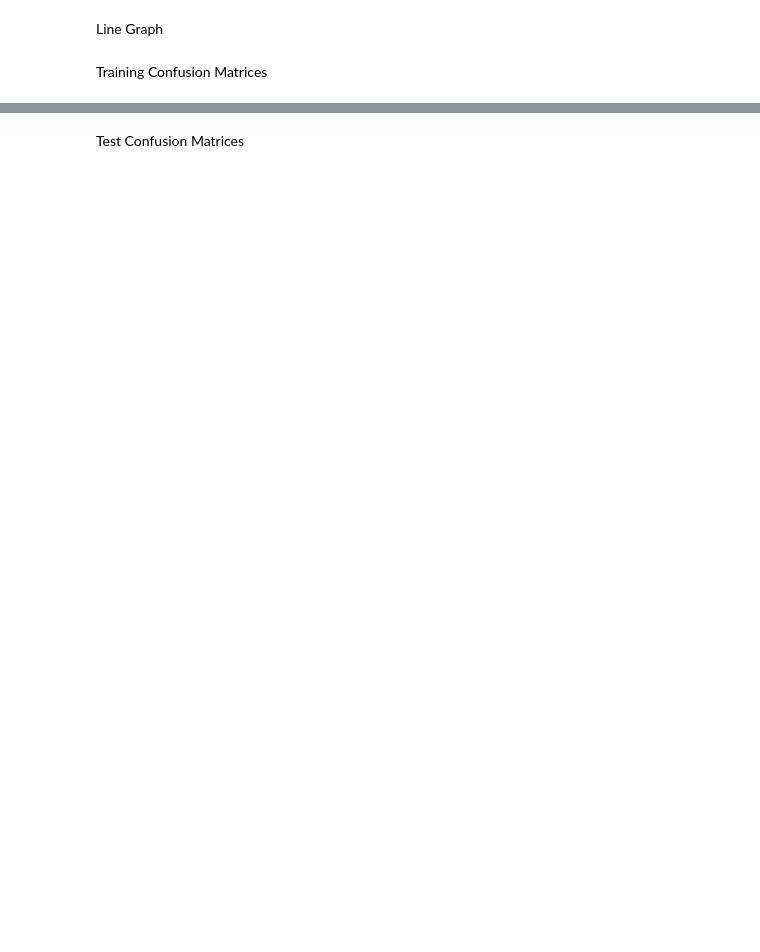
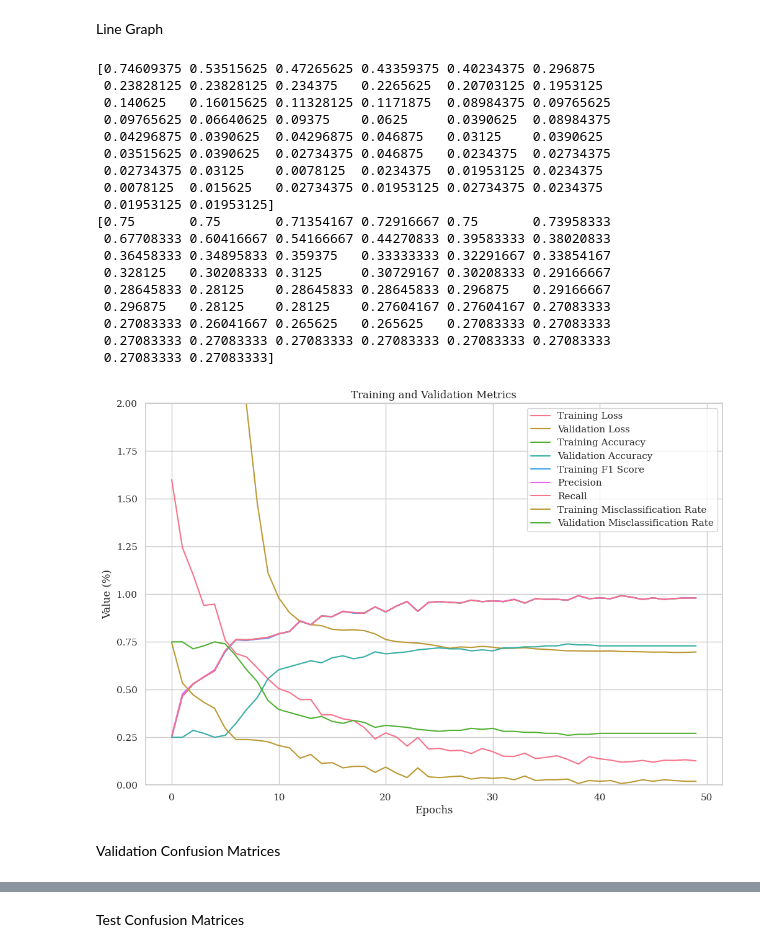
Before and after one commit to nickelodeon20/Test-Model-Performances, a Jupyter notebook: ShallowFBCSPNet_BCI_IV2a_data.ipynb, the cells around one changed output, grey strips where cells are left out. Cells and saved outputs as stored; diff of their text form; code cells hidden in the pictures; blank space fills up the shorter version.

Commit message:
Update code - Still issues with Numpy versions, but code runs fine; updated graphs/confusion matrices, added train/valid/test split & testing metrics

```diff
--- a/ShallowFBCSPNet_BCI_IV2a_data.ipynb
+++ b/ShallowFBCSPNet_BCI_IV2a_data.ipynb
@@ -241,7 +257,7 @@ Params size (MB): 0.04
 Estimated Total Size (MB): 0.50
 ============================================================================================================================================
 # %%
-from skorch.callbacks import LRScheduler
+from skorch.callbacks import LRScheduler, EpochScoring
 from skorch.helper import predefined_split
 
 from braindecode import EEGClassifier
@@ -261,12 +277,17 @@ clf = EEGClassifier(
     model,
     criterion=torch.nn.NLLLoss,
     optimizer=torch.optim.AdamW,
-    train_split=predefined_split(valid_set),  # using valid_set for validation
+    train_split=predefined_split(valid_set_subset),  # using valid_set for validation
     optimizer__lr=lr,
     optimizer__weight_decay=weight_decay,
     batch_size=batch_size,
     callbacks=[
-        "accuracy", ("lr_scheduler", LRScheduler('CosineAnnealingLR', T_max=n_epochs - 1)),
+        ("lr_scheduler", LRScheduler('CosineAnnealingLR', T_max=n_epochs - 1)),
+        ('train_acc', EpochScoring(scoring='accuracy', on_train=True, name='train_acc')),
+               ('train_f1', EpochScoring(scoring='f1_macro', on_train=True, name='train_f1')),
+                ('precision', EpochScoring(scoring='precision_macro', on_train=True, name='train_precision')),
+                ('recall', EpochScoring(scoring='recall_macro', on_train=True, name='train_recall'))  # Add the F1 score callback
+
     ],
     device=device,
     classes=classes,
@@ -317,5 +318,68 @@ plt.tight_layout()
+# %%
+import matplotlib.pyplot as plt
+from numpy import array, arange
+
+# Extract the values for the metrics
+train_loss = clf.history_[:, 'train_loss']
+valid_loss = clf.history_[:, 'valid_loss']
+train_acc = clf.history_[:, 'train_acc']
+valid_acc = clf.history_[:, 'valid_acc']
+train_f1 = clf.history_[:, 'train_f1']
+precision = clf.history_[:, 'train_precision']
+recall = clf.history_[:, 'train_recall']
+
+# Calculate misclassification rates
+train_misclass = (100 - 100 * array(train_acc))/100
+valid_misclass = (100 - 100 * array(valid_acc))/100
+
+print(train_misclass)
+print(valid_misclass)
+
+# Create the plot
+epochs = arange(len(train_loss))
+
+plt.figure(figsize=(12, 8))
+
+plt.plot(epochs, train_loss, label='Training Loss')
+plt.plot(epochs, valid_loss, label='Validation Loss')
+plt.plot(epochs, train_acc, label='Training Accuracy')
+plt.plot(epochs, valid_acc, label='Validation Accuracy')
+plt.plot(epochs, train_f1, label='Training F1 Score')
+plt.plot(epochs, precision, label='Precision')
+plt.plot(epochs, recall, label='Recall')
+plt.plot(epochs, train_misclass, label='Training Misclassification Rate')
+plt.plot(epochs, valid_misclass, label='Validation Misclassification Rate')
+
+plt.ylim(0, 2)
+
+plt.xlabel('Epochs')
+plt.ylabel('Value (%)')
+plt.title('Training and Validation Metrics')
+plt.legend()
+plt.grid(True, )
+plt.show()
+# %% [output]
+[0.74609375 0.53515625 0.47265625 0.43359375 0.40234375 0.296875
+ 0.23828125 0.23828125 0.234375   0.2265625  0.20703125 0.1953125
+ 0.140625   0.16015625 0.11328125 0.1171875  0.08984375 0.09765625
+ 0.09765625 0.06640625 0.09375    0.0625     0.0390625  0.08984375
+ 0.04296875 0.0390625  0.04296875 0.046875   0.03125    0.0390625
+ 0.03515625 0.0390625  0.02734375 0.046875   0.0234375  0.02734375
+ 0.02734375 0.03125    0.0078125  0.0234375  0.01953125 0.0234375
+ 0.0078125  0.015625   0.02734375 0.01953125 0.02734375 0.0234375
+ 0.01953125 0.01953125]
+[0.75       0.75       0.71354167 0.72916667 0.75       0.73958333
+ 0.67708333 0.60416667 0.54166667 0.44270833 0.39583333 0.38020833
+ 0.36458333 0.34895833 0.359375   0.33333333 0.32291667 0.33854167
+ 0.328125   0.30208333 0.3125     0.30729167 0.30208333 0.29166667
+ 0.28645833 0.28125    0.28645833 0.28645833 0.296875   0.29166667
+ 0.296875   0.28125    0.28125    0.27604167 0.27604167 0.27083333
+ 0.27083333 0.26041667 0.265625   0.265625   0.27083333 0.27083333
+ 0.27083333 0.27083333 0.27083333 0.27083333 0.27083333 0.27083333
+ 0.27083333 0.27083333]
+[figure, added]
 # %% [markdown]
-Training Confusion Matrices
+Validation Confusion Matrices
 # %%
 from sklearn.metrics import confusion_matrix
 
```
Also changed, not shown: parts of 9 cells of this notebook.
